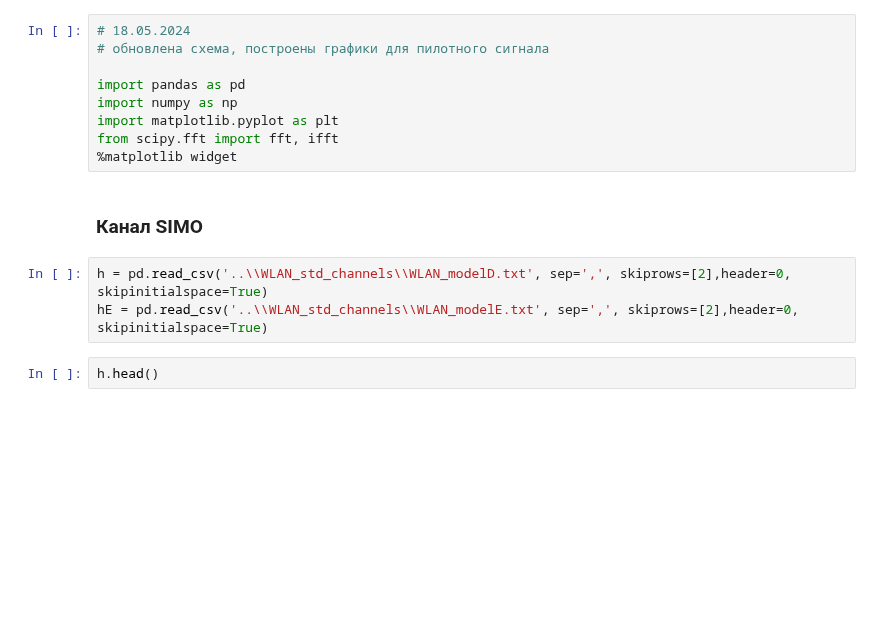
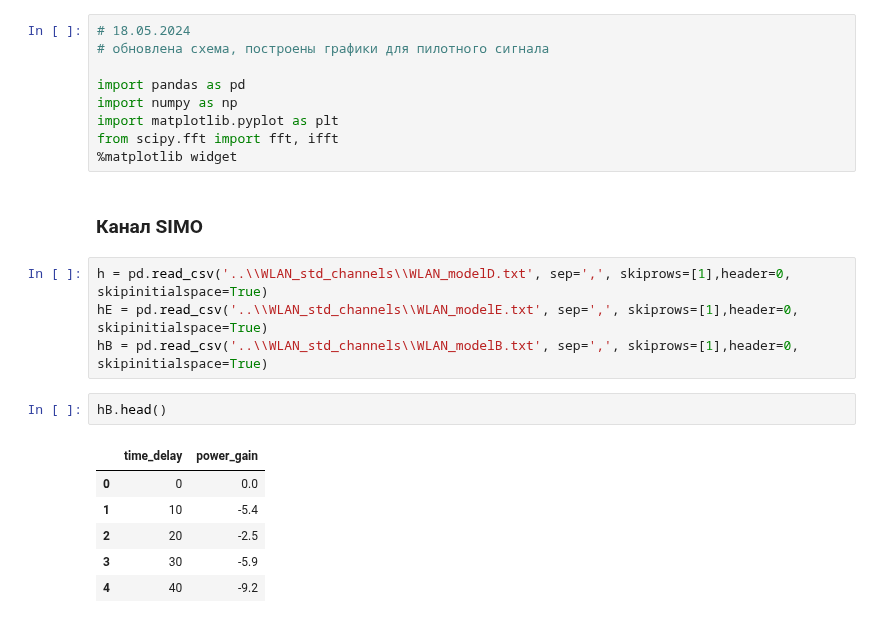
Before and after one commit to isvoropaev02/OFDM, a Jupyter notebook: model_version04/model_performance.ipynb, the cells around one changed output. Drawn from its saved outputs; the diff is of its cells as text; blank space fills up the shorter version.

```diff
--- a/model_version04/model_performance.ipynb
+++ b/model_version04/model_performance.ipynb
@@ -10,10 +10,18 @@ from scipy.fft import fft, ifft
 # %% [markdown]
 ### Канал SIMO
 # %%
-h = pd.read_csv('..\\WLAN_std_channels\\WLAN_modelD.txt', sep=',', skiprows=[2],header=0, skipinitialspace=True)
-hE = pd.read_csv('..\\WLAN_std_channels\\WLAN_modelE.txt', sep=',', skiprows=[2],header=0, skipinitialspace=True)
+h = pd.read_csv('..\\WLAN_std_channels\\WLAN_modelD.txt', sep=',', skiprows=[1],header=0, skipinitialspace=True)
+hE = pd.read_csv('..\\WLAN_std_channels\\WLAN_modelE.txt', sep=',', skiprows=[1],header=0, skipinitialspace=True)
+hB = pd.read_csv('..\\WLAN_std_channels\\WLAN_modelB.txt', sep=',', skiprows=[1],header=0, skipinitialspace=True)
 # %%
-h.head()
+hB.head()
+# %% [output]
+|  | time_delay | power_gain |
+| 0 | 0 | 0.0 |
+| 1 | 10 | -5.4 |
+| 2 | 20 | -2.5 |
+| 3 | 30 | -5.9 |
+| 4 | 40 | -9.2 |
 # %%
 fig1 = plt.figure(figsize=(8,5))
 ax_1 = fig1.add_subplot(111)
```
Also changed, not shown: parts of 2 cells of this notebook.
